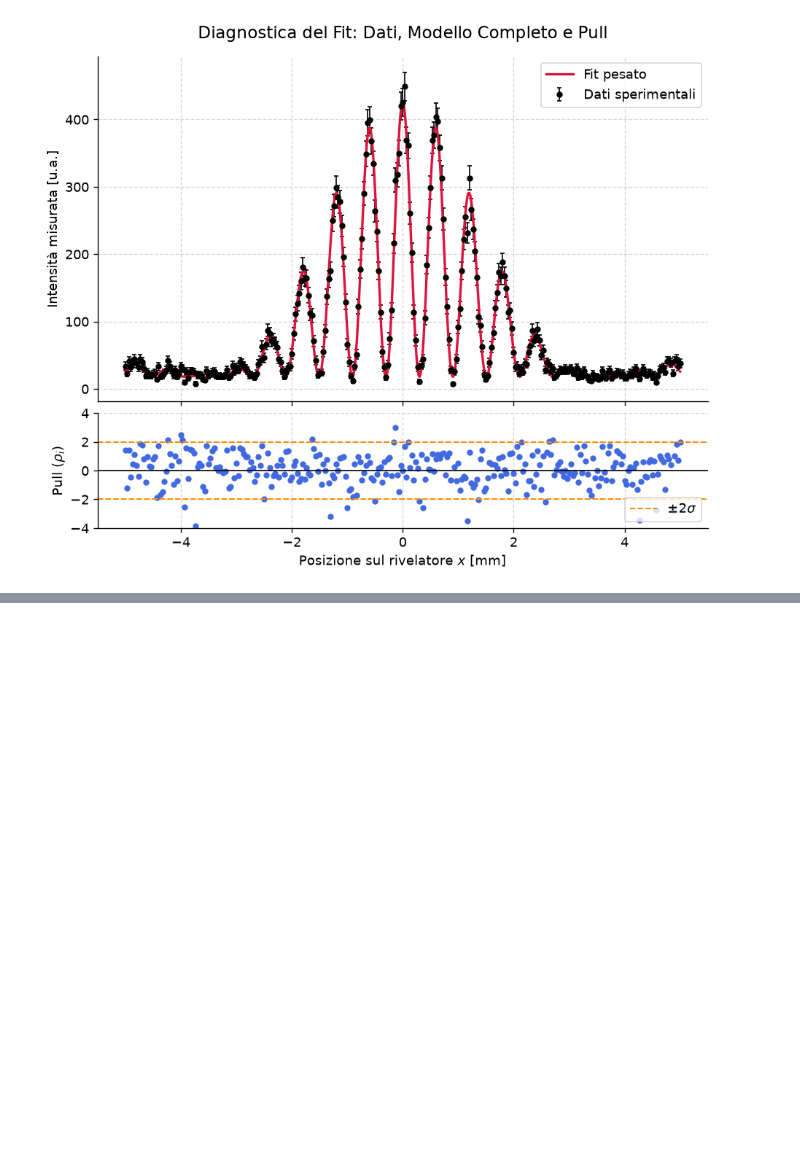
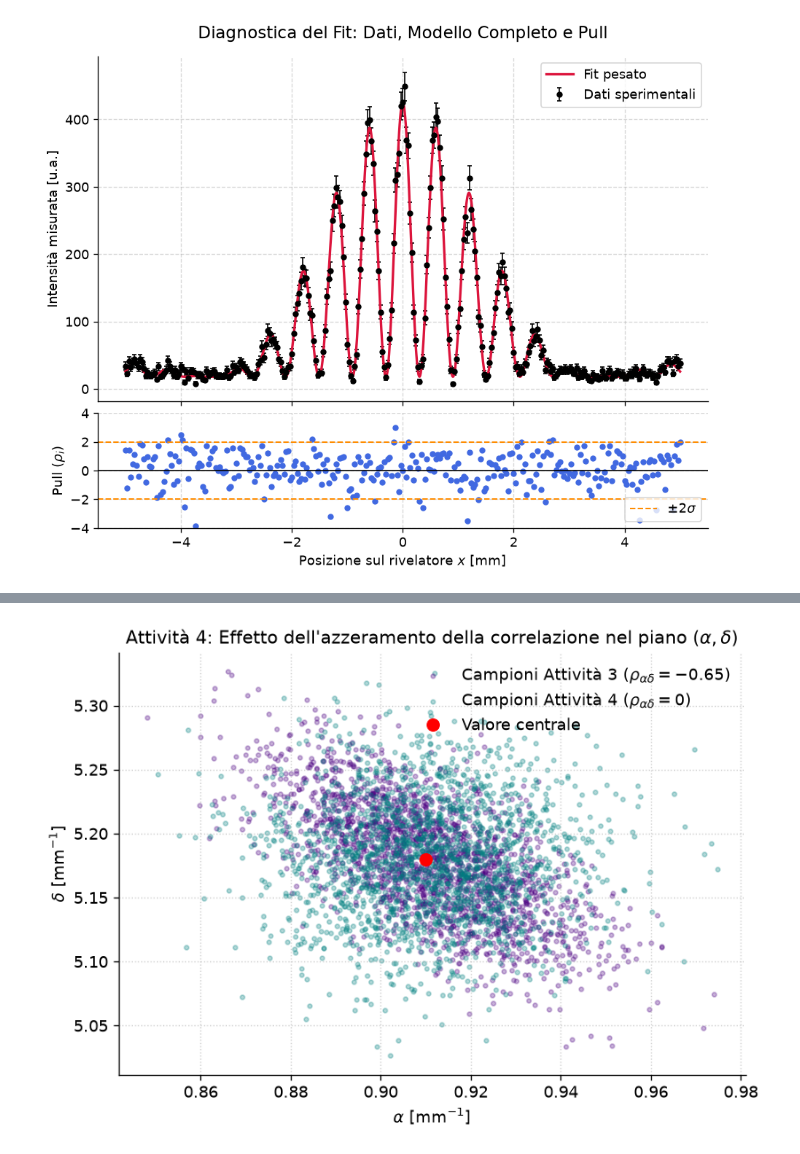
Before and after one commit to tambu-cpu/lab2, a Jupyter notebook: lab2.ipynb, the cells around one changed output, grey strips where cells are left out. Saved outputs shown, nothing was run; the diff lists cells and outputs as text; code cells hidden in the pictures; blank space fills up the shorter version.

```diff
--- a/lab2.ipynb
+++ b/lab2.ipynb
@@ -289,0 +487,42 @@ plt.show()
+# %%
+C_z_indip = C_z.copy()
+C_z_indip[0,1] = 0.0
+C_z_indip[1,0] = 0.0
+
+C_g_indip = J@C_z_indip@J.T
+inc_g_indip = np.sqrt(np.diag(C_g_indip))
+
+u_a_ind, u_d_ind, u_q_ind = inc_g_indip
+
+campioni_ind = rng.multivariate_normal(
+    mean = z,
+    cov = C_z_indip,
+    size = M
+)
+
+alpha_sim_ind = campioni_ind[:, 0]
+delta_sim_ind = campioni_ind[:, 1]
+k_sim_ind     = campioni_ind[:, 2]
+sx_sim_ind    = campioni_ind[:, 3]
+
+a_sim_ind = alpha_sim_ind / (k_sim_ind * sx_sim_ind)
+d_sim_ind = delta_sim_ind / (k_sim_ind * sx_sim_ind)
+q_sim_ind = delta_sim_ind / alpha_sim_ind
+
+stat_a_ind = calcola_statistiche_mc(a_sim_ind)
+stat_d_ind = calcola_statistiche_mc(d_sim_ind)
+stat_q_ind = calcola_statistiche_mc(q_sim_ind)
+
+plt.figure(figsize=(7, 5))
+plt.scatter(alpha_sim[:2000], delta_sim[:2000], alpha=0.3, color='indigo', s=8, label=r'Campioni Attività 3 ($\rho_{\alpha\delta} = -0.65$)')
+plt.scatter(alpha_sim_ind[:2000], delta_sim_ind[:2000], alpha=0.3, color='teal', s=8, label=r'Campioni Attività 4 ($\rho_{\alpha\delta} = 0$)')
+plt.plot(alpha_fit, delta_fit, 'ro', markersize=8, label='Valore centrale')
+plt.title('Attività 4: Effetto dell\'azzeramento della correlazione nel piano $(\\alpha, \\delta)$')
+plt.xlabel(r'$\alpha$ [mm$^{-1}$]')
+plt.ylabel(r'$\delta$ [mm$^{-1}$]')
+plt.grid(True, linestyle=':', alpha=0.6)
+plt.legend()
+plt.tight_layout()
+plt.show()
+# %% [output]
+[figure, added]
```
Also changed, not shown: parts of 6 cells of this notebook.
